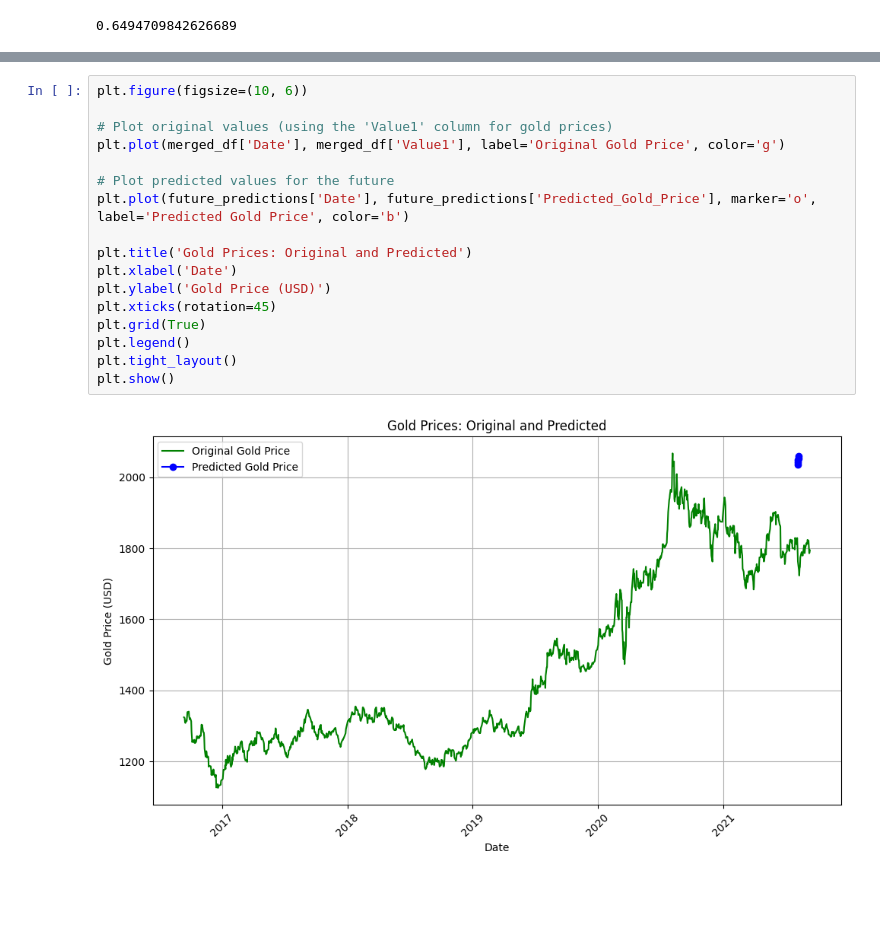
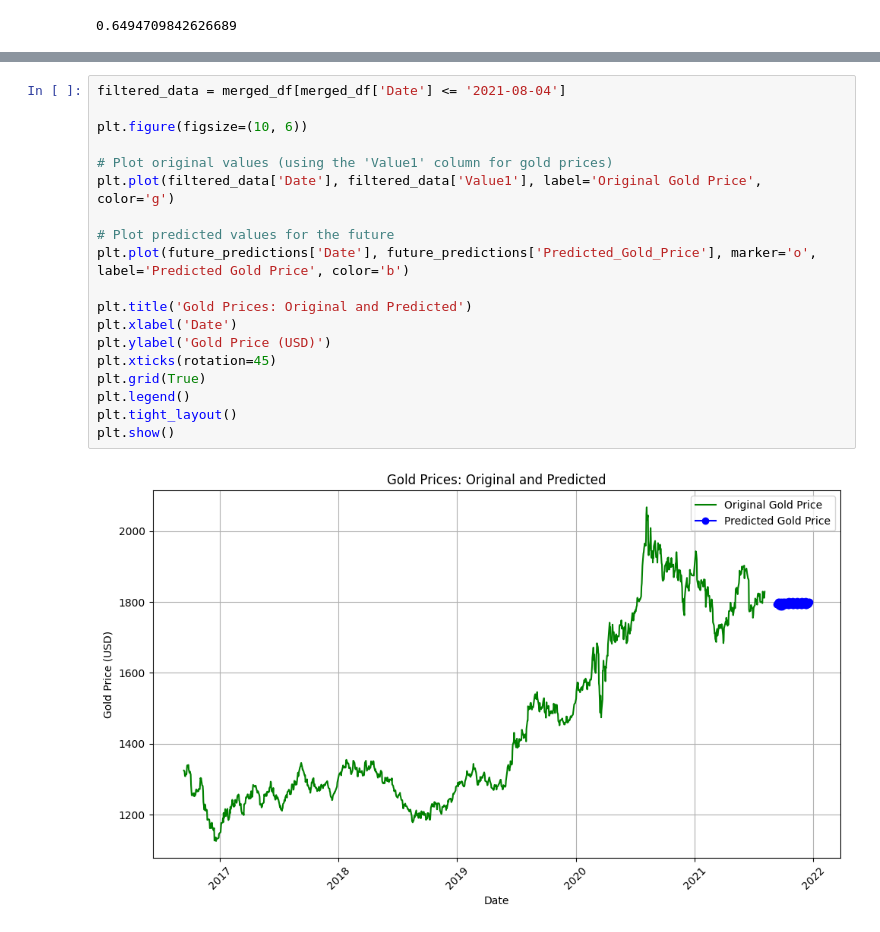
Before and after one commit to magriffy/Portfolio_Data_Analytics, a Jupyter notebook: GoldvsBitCoin/Analysis.ipynb, the cells around one changed output, grey strips where cells are left out. Cells and saved outputs as stored; diff of their text form; blank space fills up the shorter version.

```diff
--- a/GoldvsBitCoin/Analysis.ipynb
+++ b/GoldvsBitCoin/Analysis.ipynb
@@ -212,19 +232,21 @@ plt.show()
 # %%
+filtered_data = merged_df[merged_df['Date'] <= '2021-08-04']
+
 plt.figure(figsize=(10, 6))
 
 # Plot original values (using the 'Value1' column for gold prices)
-plt.plot(merged_df['Date'], merged_df['Value1'], label='Original Gold Price', color='g')
+plt.plot(filtered_data['Date'], filtered_data['Value1'], label='Original Gold Price', color='g')
 
 # Plot predicted values for the future
 plt.plot(future_predictions['Date'], future_predictions['Predicted_Gold_Price'], marker='o', label='Predicted Gold Price', color='b')
 
 plt.title('Gold Prices: Original and Predicted')
 plt.xlabel('Date')
 plt.ylabel('Gold Price (USD)')
 plt.xticks(rotation=45)
 plt.grid(True)
 plt.legend()
 plt.tight_layout()
 plt.show()
 # %% [output]
-[figure, old version]
+[figure, new version]
```
Also changed, not shown: parts of 3 cells of this notebook.
